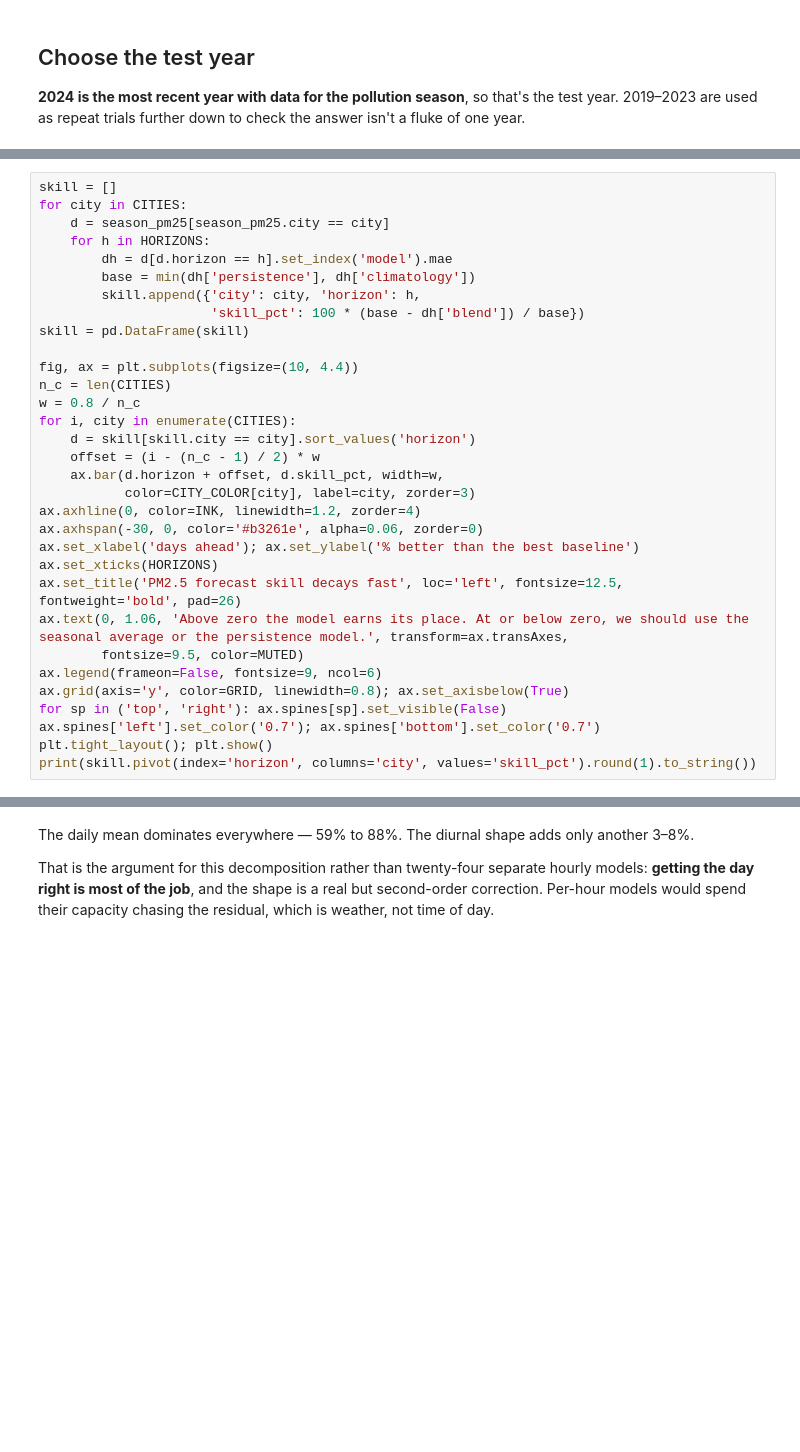
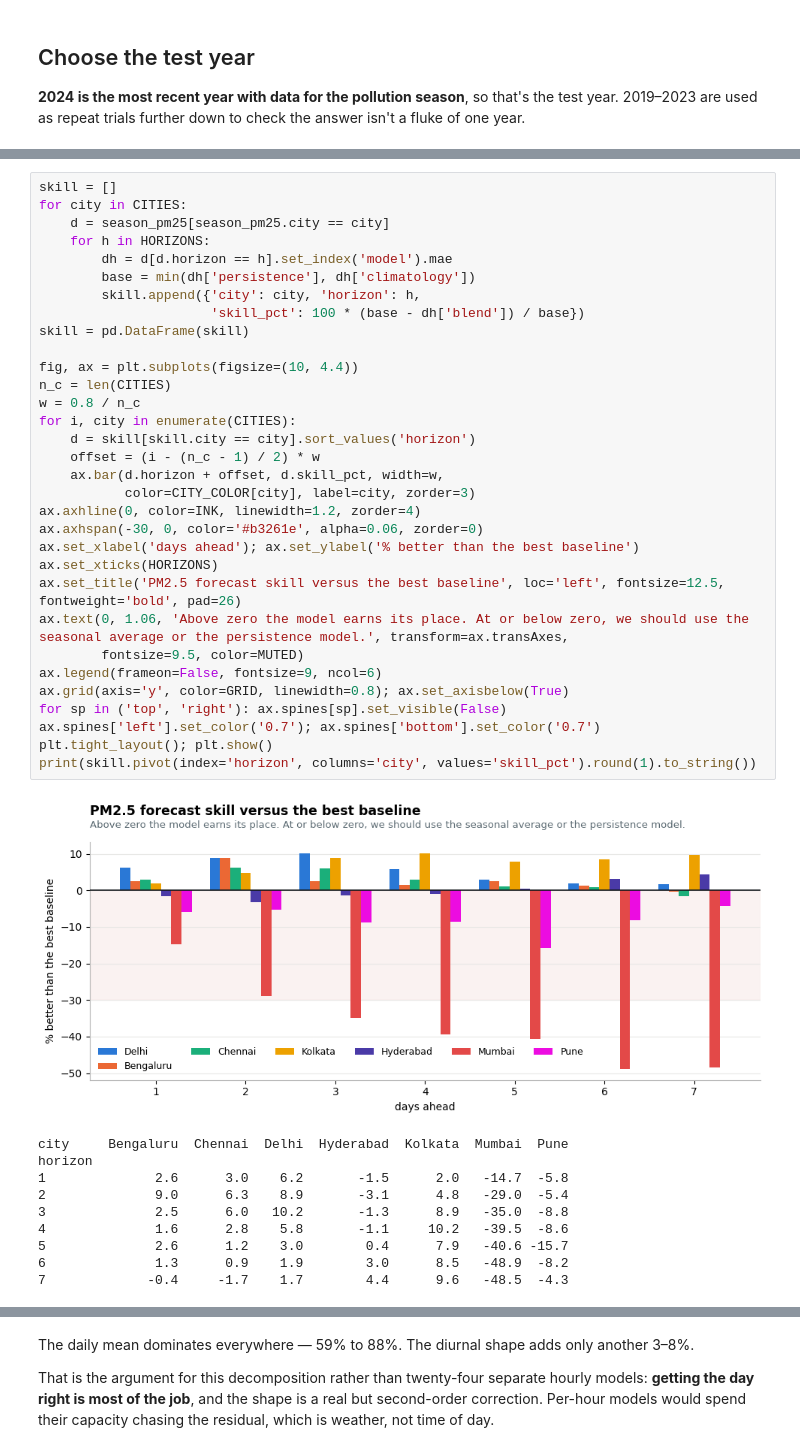
Before and after one commit to amrita112/aqi-dashboard, a Jupyter notebook: contrib/forecasting/forecast_feasibility.ipynb, the cells around one changed output, grey strips where cells are left out. Cells and saved outputs as stored; diff of their text form; blank space fills up the shorter version.

```diff
--- a/contrib/forecasting/forecast_feasibility.ipynb
+++ b/contrib/forecasting/forecast_feasibility.ipynb
@@ -285,32 +368,43 @@ fig.tight_layout(rect=[0, 0, 1, 0.87]); plt.show()
 skill = []
 for city in CITIES:
     d = season_pm25[season_pm25.city == city]
     for h in HORIZONS:
         dh = d[d.horizon == h].set_index('model').mae
         base = min(dh['persistence'], dh['climatology'])
         skill.append({'city': city, 'horizon': h,
                       'skill_pct': 100 * (base - dh['blend']) / base})
 skill = pd.DataFrame(skill)
 
 fig, ax = plt.subplots(figsize=(10, 4.4))
 n_c = len(CITIES)
 w = 0.8 / n_c
 for i, city in enumerate(CITIES):
     d = skill[skill.city == city].sort_values('horizon')
     offset = (i - (n_c - 1) / 2) * w
     ax.bar(d.horizon + offset, d.skill_pct, width=w,
            color=CITY_COLOR[city], label=city, zorder=3)
 ax.axhline(0, color=INK, linewidth=1.2, zorder=4)
 ax.axhspan(-30, 0, color='#b3261e', alpha=0.06, zorder=0)
 ax.set_xlabel('days ahead'); ax.set_ylabel('% better than the best baseline')
 ax.set_xticks(HORIZONS)
-ax.set_title('PM2.5 forecast skill decays fast', loc='left', fontsize=12.5, fontweight='bold', pad=26)
+ax.set_title('PM2.5 forecast skill versus the best baseline', loc='left', fontsize=12.5, fontweight='bold', pad=26)
 ax.text(0, 1.06, 'Above zero the model earns its place. At or below zero, we should use the seasonal average or the persistence model.', transform=ax.transAxes,
         fontsize=9.5, color=MUTED)
 ax.legend(frameon=False, fontsize=9, ncol=6)
 ax.grid(axis='y', color=GRID, linewidth=0.8); ax.set_axisbelow(True)
 for sp in ('top', 'right'): ax.spines[sp].set_visible(False)
 ax.spines['left'].set_color('0.7'); ax.spines['bottom'].set_color('0.7')
 plt.tight_layout(); plt.show()
 print(skill.pivot(index='horizon', columns='city', values='skill_pct').round(1).to_string())
+# %% [output]
+[figure, added]
+city     Bengaluru  Chennai  Delhi  Hyderabad  Kolkata  Mumbai  Pune
+horizon
+1              2.6      3.0    6.2       -1.5      2.0   -14.7  -5.8
+2              9.0      6.3    8.9       -3.1      4.8   -29.0  -5.4
+3              2.5      6.0   10.2       -1.3      8.9   -35.0  -8.8
+4              1.6      2.8    5.8       -1.1     10.2   -39.5  -8.6
+5              2.6      1.2    3.0        0.4      7.9   -40.6 -15.7
+6              1.3      0.9    1.9        3.0      8.5   -48.9  -8.2
+7             -0.4     -1.7    1.7        4.4      9.6   -48.5  -4.3
 # %% [markdown]
```
Also changed, not shown: parts of 79 cells of this notebook, 1 other file.
